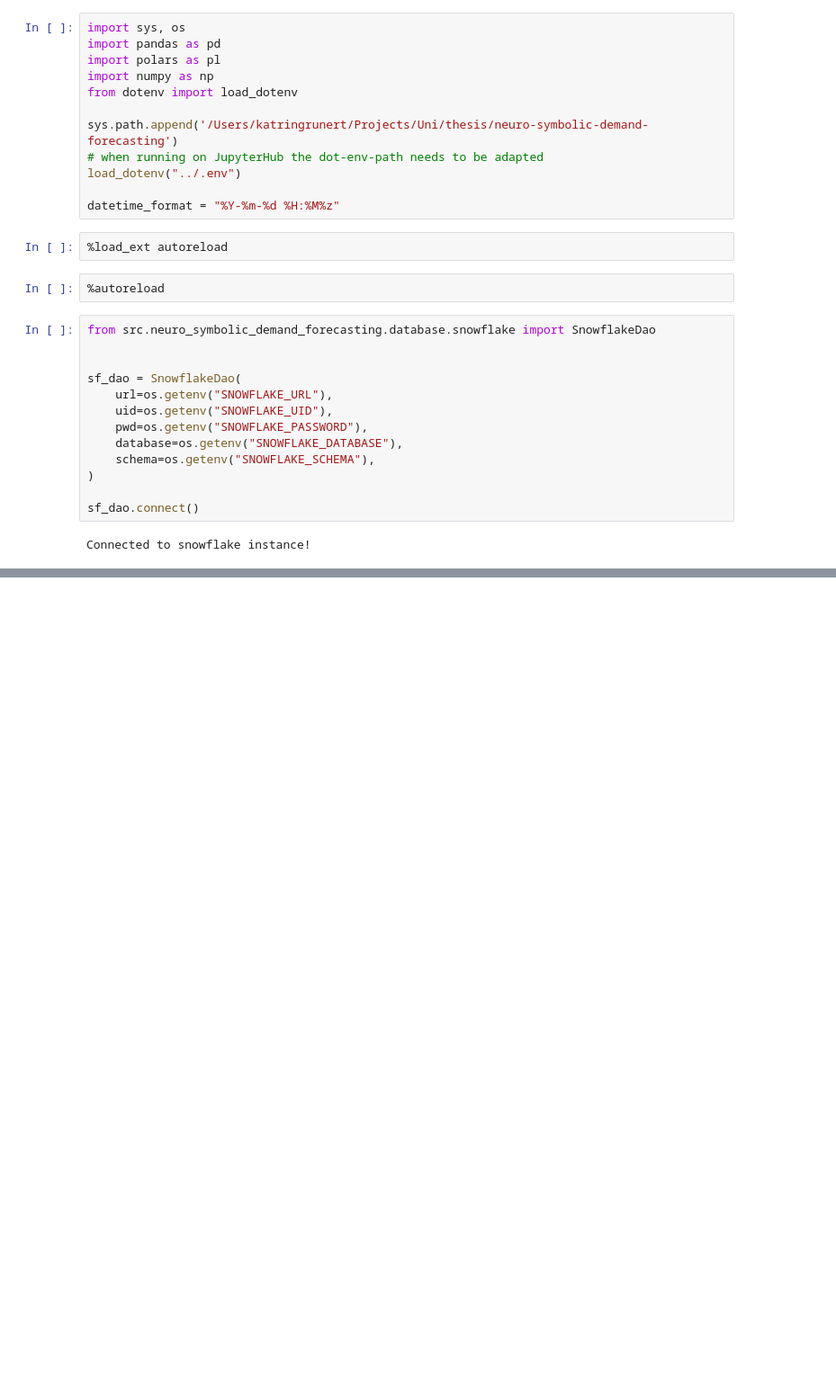
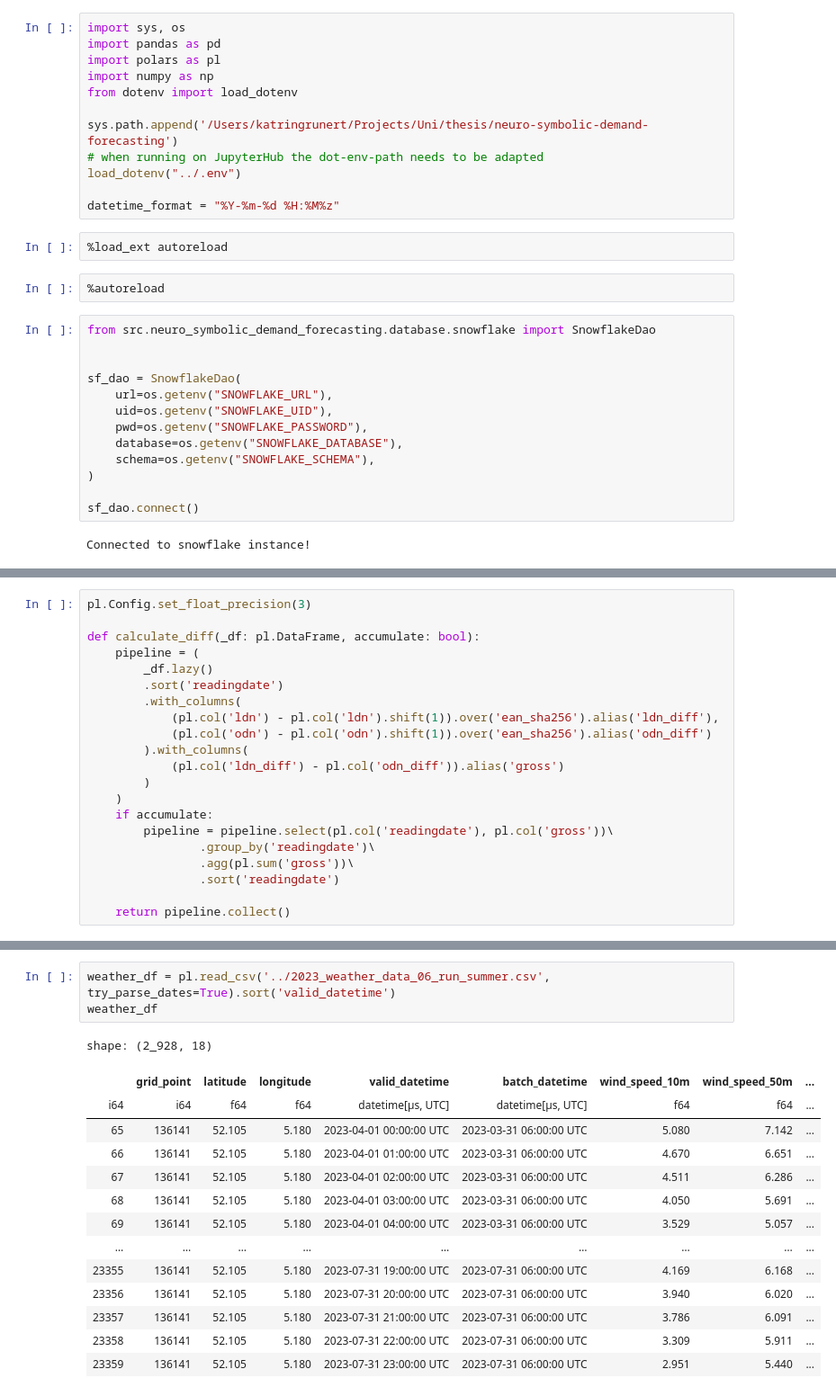
Before and after one commit to erewl/short-term-load-forecasting-with-domain-knowledge, a Jupyter notebook: notebooks/tft_example.ipynb, the cells around one changed output, grey strips where cells are left out. Shown at 90% size. Saved outputs shown, nothing was run; the diff lists cells and outputs as text; blank space fills up the shorter version.

```diff
--- a/notebooks/tft_example.ipynb
+++ b/notebooks/tft_example.ipynb
@@ -61,0 +222,21 @@ Executing query
+# %%
+pl.Config.set_float_precision(3)
+
+def calculate_diff(_df: pl.DataFrame, accumulate: bool):
+    pipeline = (
+        _df.lazy()
+        .sort('readingdate')
+        .with_columns(
+            (pl.col('ldn') - pl.col('ldn').shift(1)).over('ean_sha256').alias('ldn_diff'),
+            (pl.col('odn') - pl.col('odn').shift(1)).over('ean_sha256').alias('odn_diff')
+        ).with_columns(
+            (pl.col('ldn_diff') - pl.col('odn_diff')).alias('gross')
+        )
+    )
+    if accumulate:
+        pipeline = pipeline.select(pl.col('readingdate'), pl.col('gross'))\
+                .group_by('readingdate')\
+                .agg(pl.sum('gross'))\
+                .sort('readingdate')
+
+    return pipeline.collect()
@@ -61,0 +333,18 @@ Executing query
+# %%
+weather_df = pl.read_csv('../2023_weather_data_06_run_summer.csv', try_parse_dates=True).sort('valid_datetime')
+weather_df
+# %% [output]
+shape: (2_928, 18)
+|  | grid_point | latitude | longitude | valid_datetime | batch_datetime | wind_speed_10m | wind_speed_50m | ... |
+| i64 | i64 | f64 | f64 | datetime[μs, UTC] | datetime[μs, UTC] | f64 | f64 | ... |
+| 65 | 136141 | 52.105 | 5.180 | 2023-04-01 00:00:00 UTC | 2023-03-31 06:00:00 UTC | 5.080 | 7.142 | ... |
+| 66 | 136141 | 52.105 | 5.180 | 2023-04-01 01:00:00 UTC | 2023-03-31 06:00:00 UTC | 4.670 | 6.651 | ... |
+| 67 | 136141 | 52.105 | 5.180 | 2023-04-01 02:00:00 UTC | 2023-03-31 06:00:00 UTC | 4.511 | 6.286 | ... |
+| 68 | 136141 | 52.105 | 5.180 | 2023-04-01 03:00:00 UTC | 2023-03-31 06:00:00 UTC | 4.050 | 5.691 | ... |
+| 69 | 136141 | 52.105 | 5.180 | 2023-04-01 04:00:00 UTC | 2023-03-31 06:00:00 UTC | 3.529 | 5.057 | ... |
+| … | … | … | … | … | … | … | … | ... |
+| 23355 | 136141 | 52.105 | 5.180 | 2023-07-31 19:00:00 UTC | 2023-07-31 06:00:00 UTC | 4.169 | 6.168 | ... |
+| 23356 | 136141 | 52.105 | 5.180 | 2023-07-31 20:00:00 UTC | 2023-07-31 06:00:00 UTC | 3.940 | 6.020 | ... |
+| 23357 | 136141 | 52.105 | 5.180 | 2023-07-31 21:00:00 UTC | 2023-07-31 06:00:00 UTC | 3.786 | 6.091 | ... |
+| 23358 | 136141 | 52.105 | 5.180 | 2023-07-31 22:00:00 UTC | 2023-07-31 06:00:00 UTC | 3.309 | 5.911 | ... |
+| 23359 | 136141 | 52.105 | 5.180 | 2023-07-31 23:00:00 UTC | 2023-07-31 06:00:00 UTC | 2.951 | 5.440 | ... |
```
Also changed, not shown: parts of 41 cells of this notebook, 1 other file.
